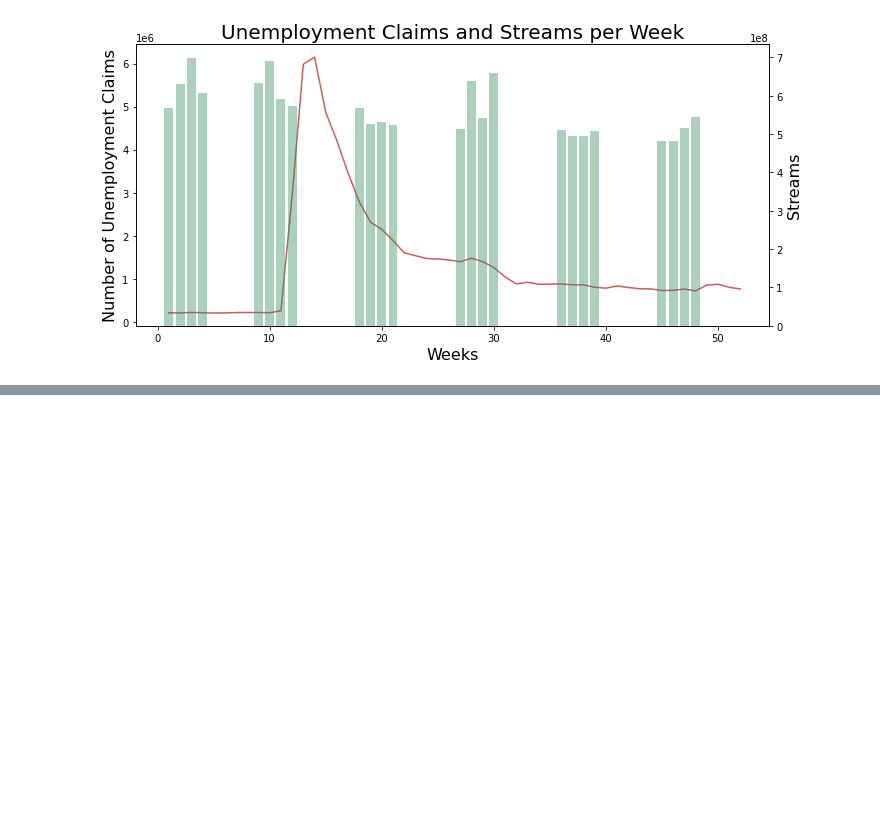
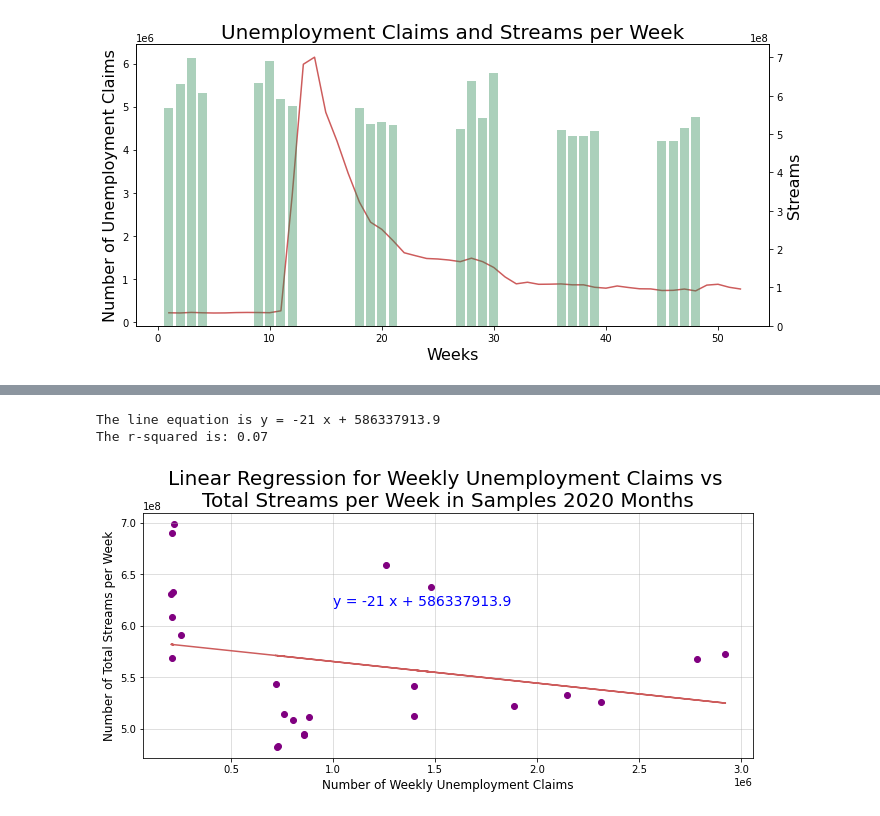
Before and after one commit to Teablee/project-one, a Jupyter notebook: graphs.ipynb, the cells around one changed output, grey strips where cells are left out. Saved outputs shown, nothing was run; the diff lists cells and outputs as text; code cells hidden in the pictures; blank space fills up the shorter version.

Commit message:
changes to correlation graph

```diff
--- a/graphs.ipynb
+++ b/graphs.ipynb
@@ -959,0 +1007,28 @@ plt.show()
+# %%
+x = np.array([210000, 206000, 219000, 210000, 216000, 212000, 256000, 2923000, 2784000, 2315000, 2149000, 1887000, 1398000, 1479000, 1398000, 1262000, 881000, 860000, 860000, 803000, 728000, 732000, 762000, 719000])
+y= np.array([568732447.0, 630848180.0, 699004731.0, 608490489.0, 632716011.0, 690261593.0, 590879939.0, 572606856.0, 567969812.0, 525600167.0, 532625341.0, 522477928.0, 512651814.0, 637517013.0, 541592640.0, 659279693.0, 510979316.0, 494926568.0, 493853348.0, 508319217.0, 482611166.0, 483252803.0, 514674608.0, 543690539.0])
+
+(slope,intercept,r_value,pvalue,stderr)=st.linregress(x,y)
+slope = int(slope)
+regress_values=x*slope+intercept
+line_eq="y = "+str(round(slope,2))+" x + "+str(round(intercept,2))
+
+print(f'The line equation is {line_eq}')
+
+fig, ax = plt.subplots(figsize=(10,5))
+ax = plt.scatter(x,y, color='purple')
+ax = plt.plot(x,regress_values,"indianred")
+ax = plt.text(1000000,620000000, line_eq, size=14, color='b')
+plt.xlabel('Number of Weekly Unemployment Claims', size=12)
+plt.ylabel('Number of Total Streams per Week', size=12)
+plt.tight_layout(pad=3.5)
+plt.grid(True, alpha=0.5)
+plt.title('Linear Regression for Weekly Unemployment Claims vs \nTotal Streams per Week in Samples 2020 Months', size=20)
+
+print(f"The r-squared is: {r_value**2:.2f}")
+plt.savefig('correlation.jpg', facecolor='w', edgcolor='w', dpi=600)
+plt.show()
+# %% [output]
+The line equation is y = -21 x + 586337913.9
+The r-squared is: 0.07
+[figure, added]
```
Also changed, not shown: parts of 15 cells of this notebook, 2 other files.
